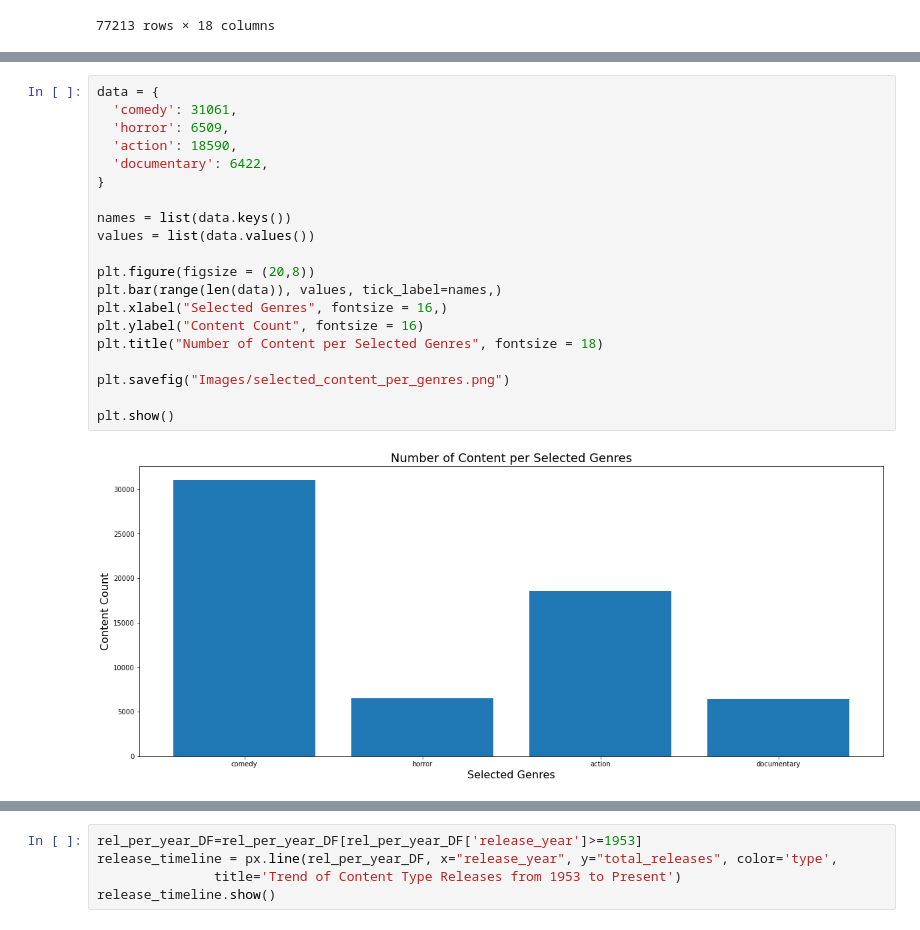
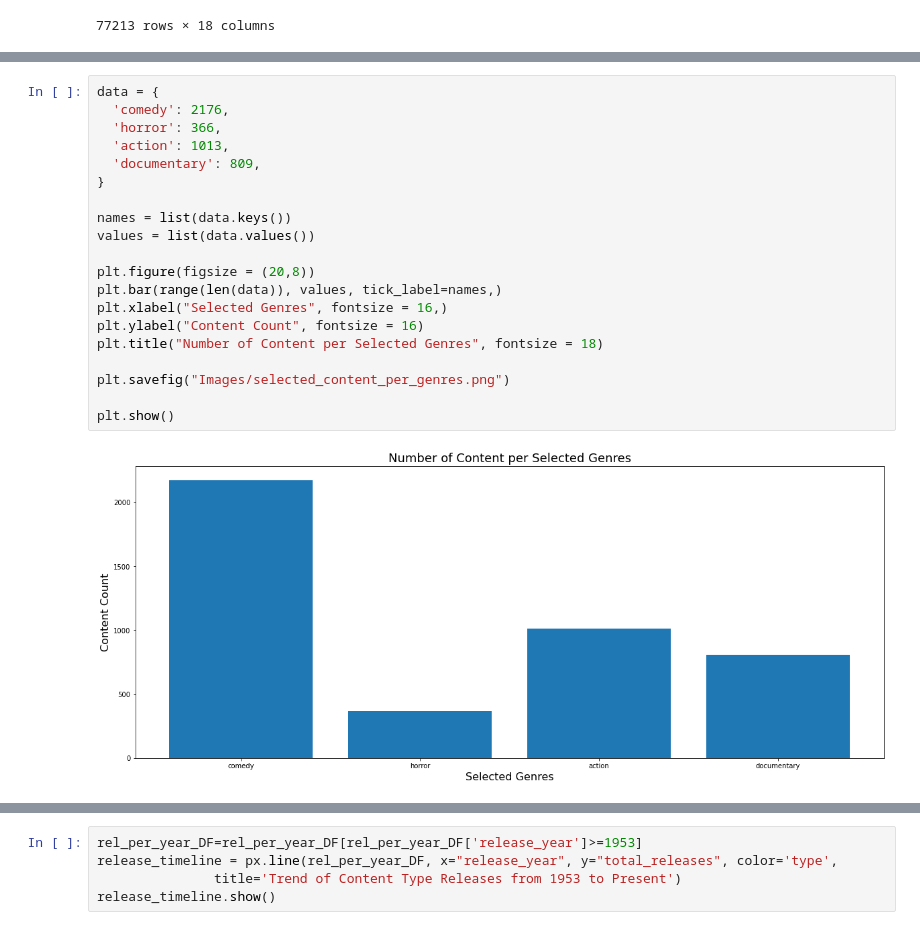
Before and after one commit to VedranaGATech/Project_1_Neflix_and_Chill, a Jupyter notebook: netflix.ipynb, the cells around one changed output, grey strips where cells are left out. Saved outputs shown, nothing was run; the diff lists cells and outputs as text.

```diff
--- a/netflix.ipynb
+++ b/netflix.ipynb
@@ -184,25 +196,25 @@ plt.show()
 # %%
 data = {
-  'comedy': 31061,
-  'horror': 6509,
-  'action': 18590,
-  'documentary': 6422,
+  'comedy': 2176,
+  'horror': 366,
+  'action': 1013,
+  'documentary': 809,
 }
 
 names = list(data.keys())
 values = list(data.values())
 
 plt.figure(figsize = (20,8))
 plt.bar(range(len(data)), values, tick_label=names,)
 plt.xlabel("Selected Genres", fontsize = 16,)
 plt.ylabel("Content Count", fontsize = 16)
 plt.title("Number of Content per Selected Genres", fontsize = 18)
 
 plt.savefig("Images/selected_content_per_genres.png")
 
 plt.show()
 # %% [output]
-[figure, old version]
+[figure, new version]
 # %%
 #Historical data: total # of releases per year
 
```
Also changed, not shown: parts of 9 cells of this notebook, 9 other files.
